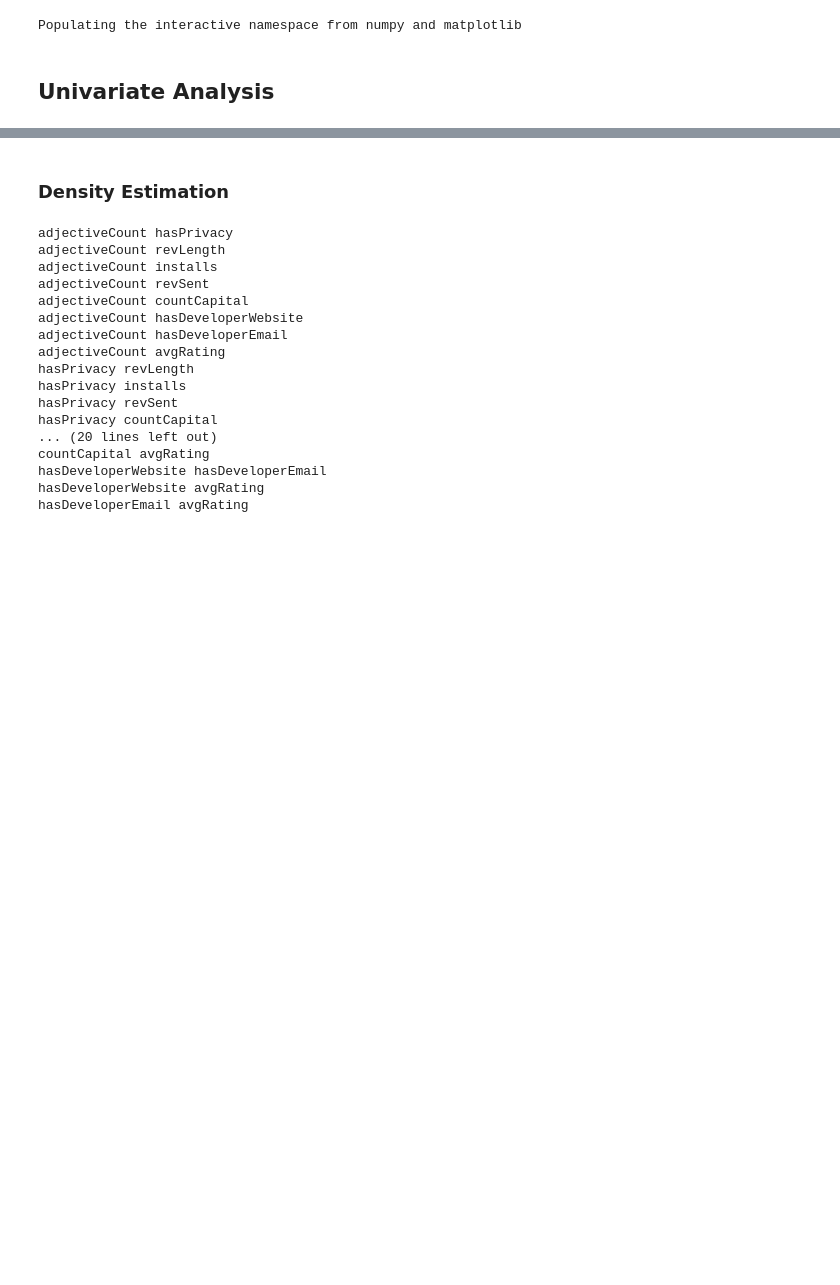
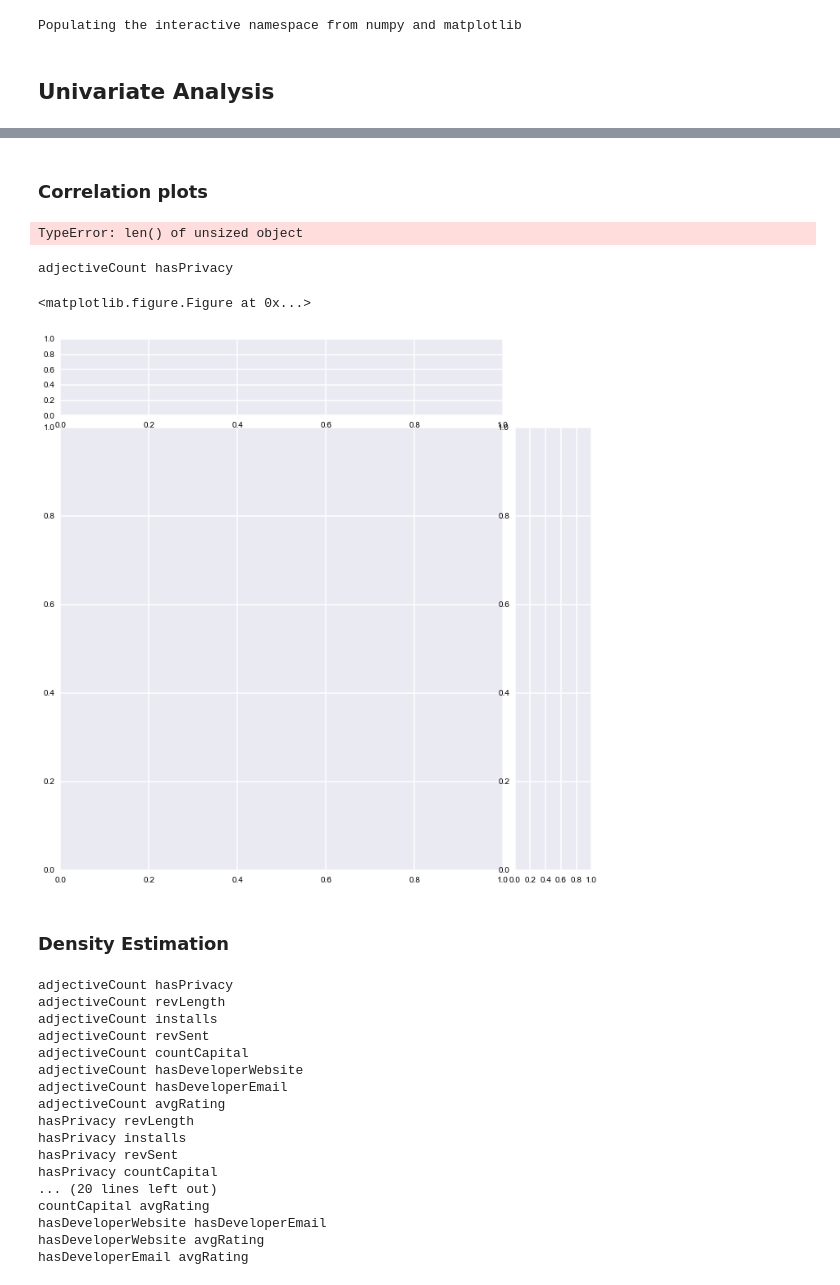
Before and after one commit to seekshreyas/obidroid, a Jupyter notebook: ObidroidUnivariateExploration.ipynb, the cells around one changed output, grey strips where cells are left out. Saved outputs shown, nothing was run; the diff lists cells and outputs as text; code cells hidden in the pictures; blank space fills up the shorter version.

```diff
--- a/ObidroidUnivariateExploration.ipynb
+++ b/ObidroidUnivariateExploration.ipynb
@@ -126,3 +167,23 @@ Univariate Plots:
+# %% [markdown]
+### Correlation plots
+# %%
+"""
+Correlation plots
+"""
+
+for col1, col2 in combinations(featDf.columns, r=2):
+    print col1, col2
+
+    f = plt.figure(figsize=(10, 10))
+    sns.regplot(featDf[col1], featDf[col2])
+#     sns.axlabel(col1, col2)
+
+#     break
+# %% [output]
+TypeError: len() of unsized object
+adjectiveCount hasPrivacy
+<matplotlib.figure.Figure at 0x...>
+[figure, added]
 # %% [markdown]
 ### Density Estimation
 # %%
```
Also changed, not shown: parts of 7 cells of this notebook.
